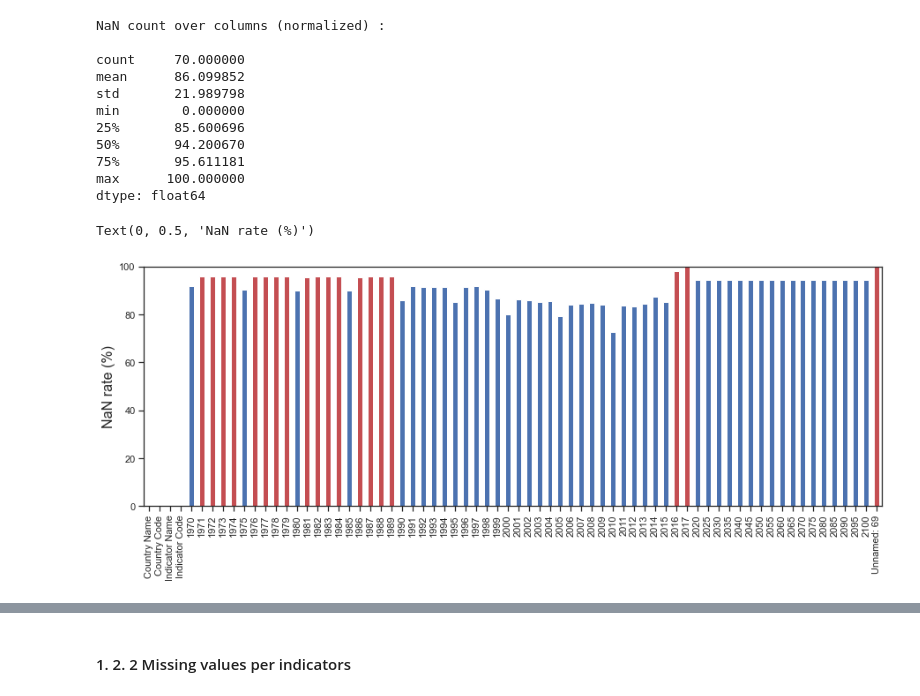
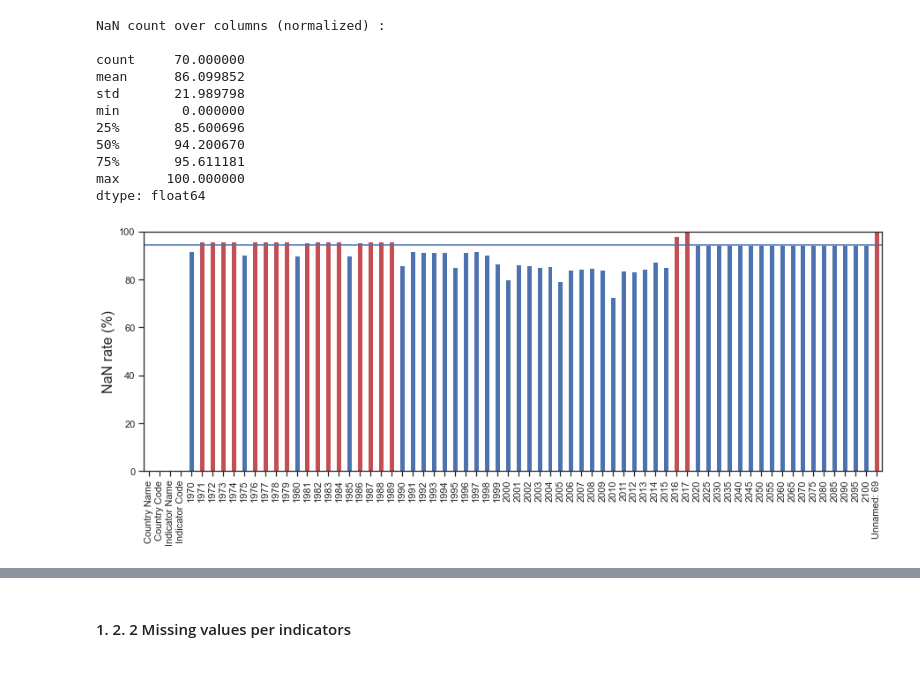
Before and after one commit to FranckLM3/P2_analyse_donnees_educatifs, a Jupyter notebook: P2_01_notebook.ipynb, the cells around one changed output, grey strips where cells are left out. Cells and saved outputs as stored; diff of their text form; code cells hidden in the pictures.

```diff
--- a/P2_01_notebook.ipynb
+++ b/P2_01_notebook.ipynb
@@ -148,23 +150,22 @@ dtype: float64
 # %%
 # NaN count visualization
 
 col = (df.columns).astype('str')
 
 colors = []
 for value in NaN_col:
     if np.median(NaN_col) < value:
         colors.append('r')
     else:
         colors.append('b')
 
 # Barchart with the NaN rate per column / red bar above the median NaN rate and blue bar are below the median
 NaN_col.plot(kind = 'bar', x = col, y = NaN_col * 100, color = colors, figsize = (15,5)).set_ylim([0,100])
-#plt.axhline(np.median(NaN_col))
+plt.axhline(np.median(NaN_col))
 plt.ylabel('NaN rate (%)', fontsize = 16)
-#plt.savefig('insights/NaN_col_barchart.png', bbox_inches="tight")
+plt.savefig('visualisation/NaN_col_barchart.png', bbox_inches="tight")
 # %% [output]
-Text(0, 0.5, 'NaN rate (%)')
-[figure, old version]
+[figure, new version]
 # %%
 # Drop all columns except target and 2000-2015
 
```
Also changed, not shown: parts of 15 cells of this notebook.
